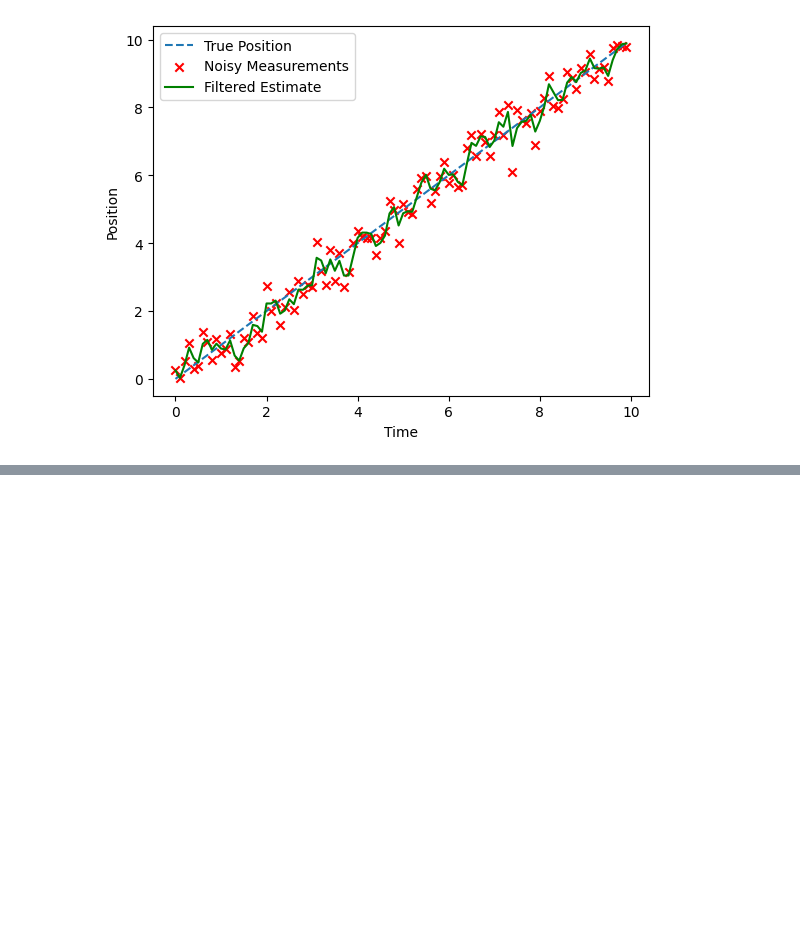
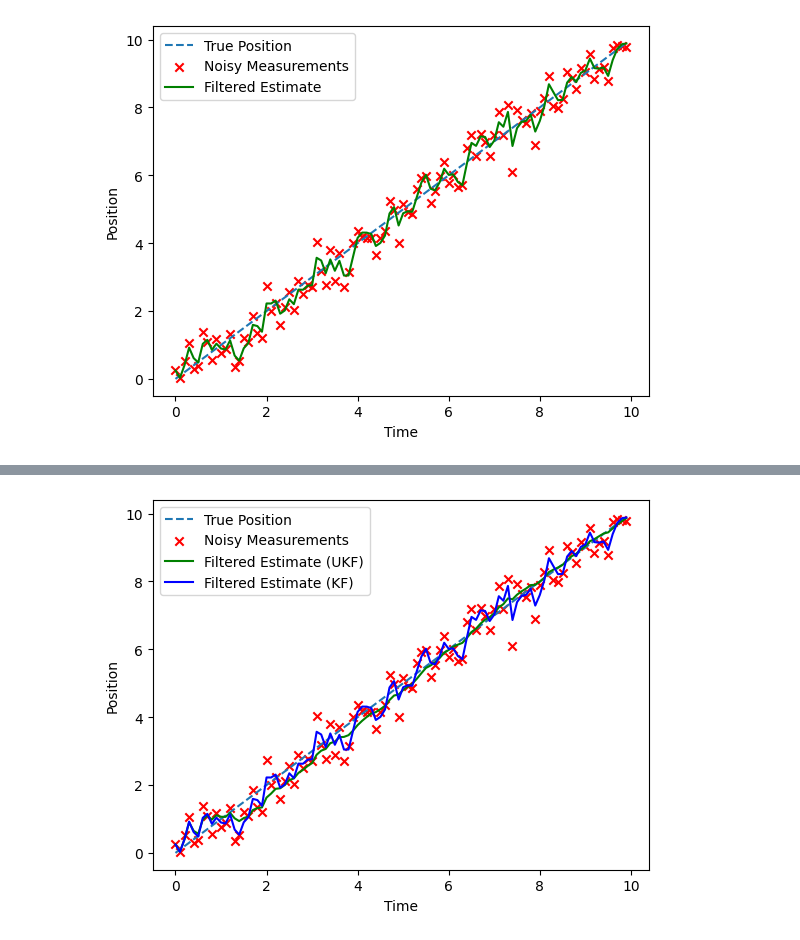
Before and after one commit to jamesterryxu/cs281a-project, a Jupyter notebook: test.ipynb, the cells around one changed output, grey strips where cells are left out. Drawn from its saved outputs; the diff is of its cells as text; code cells hidden in the pictures; blank space fills up the shorter version.

```diff
--- a/test.ipynb
+++ b/test.ipynb
@@ -27,16 +27,16 @@ kf.Q = np.array([[0.1, 0.1],
 kf.x = np.array([0, 0])
 
 # Kalman filter update
-filtered_state_means = []
+filtered_state_means_kf = []
 for measurement in noisy_measurements:
     kf.predict()
     kf.update(measurement)
-    filtered_state_means.append(kf.x[0])
+    filtered_state_means_kf.append(kf.x[0])
 
 # Plot the true position, noisy measurements, and filtered estimates
 plt.plot(np.arange(0, 10, 0.1) * velocity, true_position, label='True Position', linestyle='dashed')
 plt.scatter(np.arange(0, 10, 0.1) * velocity, noisy_measurements, label='Noisy Measurements', color='red', marker='x')
-plt.plot(np.arange(0, 10, 0.1) * velocity, filtered_state_means, label='Filtered Estimate', color='green')
+plt.plot(np.arange(0, 10, 0.1) * velocity, filtered_state_means_kf, label='Filtered Estimate', color='green')
 plt.xlabel('Time')
 plt.ylabel('Position')
 plt.legend()
@@ -45,0 +101,53 @@ plt.show()
+# %%
+import numpy as np
+from filterpy.kalman import UnscentedKalmanFilter, MerweScaledSigmaPoints
+from filterpy.common import Q_discrete_white_noise
+import matplotlib.pyplot as plt
+
+# Define the true motion parameters
+initial_position = 0
+velocity = 1
+process_noise = 0.1
+
+# Simulate noisy measurements
+np.random.seed(42)
+true_position = initial_position + velocity * np.arange(0, 10, 0.1)
+noisy_measurements = true_position + np.random.normal(0, 0.5, size=len(true_position))
+
+# Define the state transition function and measurement function
+def fx(x, dt):
+    # State transition function
+    return np.array([x[0] + x[1] * dt, x[1]])
+
+def hx(x):
+    # Measurement function
+    return np.array([x[0]])
+
+# Specify sigma points using MerweScaledSigmaPoints
+points = MerweScaledSigmaPoints(n=2, alpha=1e-3, beta=2, kappa=0)
+
+# Initialize Unscented Kalman Filter
+ukf = UnscentedKalmanFilter(dim_x=2, dim_z=1, dt=0.1, fx=fx, hx=hx, points=points)
+ukf.x = np.array([0, 1])  # Initial state
+ukf.P *= 1e3  # Covariance matrix
+ukf.R = 0.5  # Measurement noise
+ukf.Q = Q_discrete_white_noise(dim=2, dt=0.1, var=process_noise)  # Process noise
+
+# Unscented Kalman filter update
+filtered_state_means = []
+for measurement in noisy_measurements:
+    ukf.predict()
+    ukf.update(np.array([measurement]))  # Ensure the measurement is a 1D array
+    filtered_state_means.append(ukf.x[0])
+
+# Plot the true position, noisy measurements, and filtered estimates
+plt.plot(np.arange(0, 10, 0.1), true_position, label='True Position', linestyle='dashed')
+plt.scatter(np.arange(0, 10, 0.1), noisy_measurements, label='Noisy Measurements', color='red', marker='x')
+plt.plot(np.arange(0, 10, 0.1), filtered_state_means, label='Filtered Estimate (UKF)', color='green')
+plt.plot(np.arange(0, 10, 0.1) * velocity, filtered_state_means_kf, label='Filtered Estimate (KF)', color='blue')
+plt.xlabel('Time')
+plt.ylabel('Position')
+plt.legend()
+plt.show()
+# %% [output]
+[figure, added]
```
Also changed, not shown: parts of 2 cells of this notebook.
